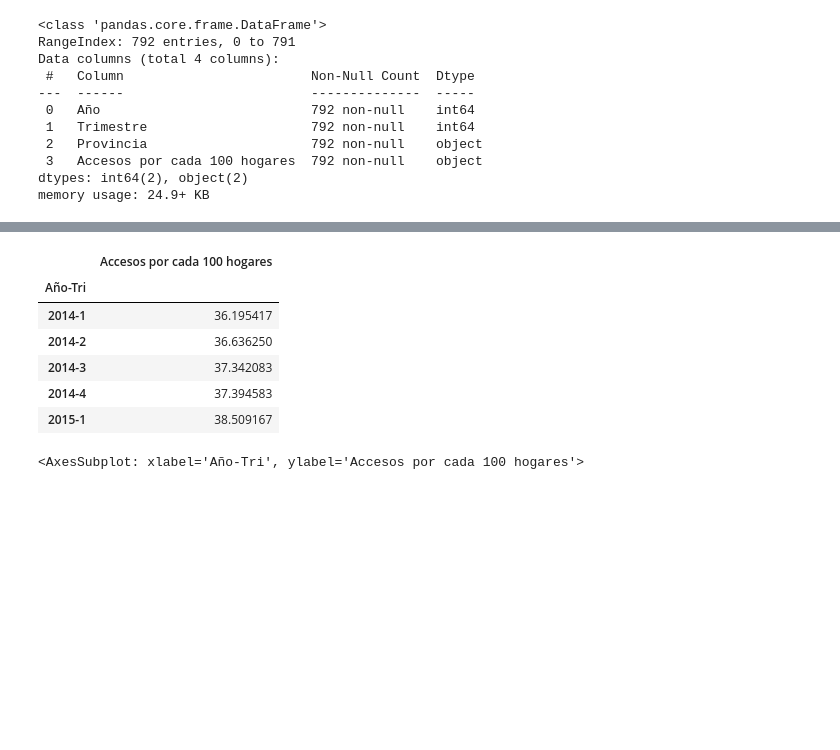
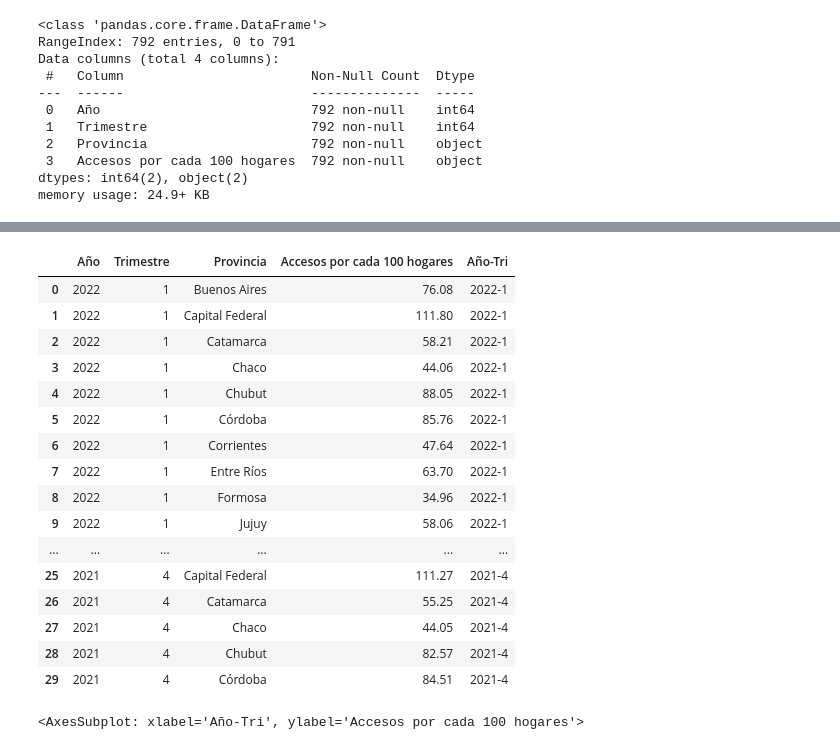
Before and after one commit to hiek9808/Proyecto-Individual-03, a Jupyter notebook: EDA.ipynb, the cells around one changed output, grey strips where cells are left out. Drawn from its saved outputs; the diff is of its cells as text; code cells hidden in the pictures; blank space fills up the shorter version.

```diff
--- a/EDA.ipynb
+++ b/EDA.ipynb
@@ -49,12 +58,23 @@ ip["Año-Tri"] = ip['Año'].astype(str).str.cat(ip['Trimestre'].astype(str), sep
-# %%
-data = ip[["Año-Tri", "Accesos por cada 100 hogares"]].groupby("Año-Tri").mean()
-data.head()
-# %% [output]
-|  | Accesos por cada 100 hogares |
-| Año-Tri |  |
-| 2014-1 | 36.195417 |
-| 2014-2 | 36.636250 |
-| 2014-3 | 37.342083 |
-| 2014-4 | 37.394583 |
-| 2015-1 | 38.509167 |
+# %%
+# para ver los años y trimestres juntamos las columnas
+internet_penetracion["Año-Tri"] = internet_penetracion['Año'].astype(str).str.cat(internet_penetracion['Trimestre'].astype(str), sep='-')
+internet_penetracion.head(30)
+# %% [output]
+|  | Año | Trimestre | Provincia | Accesos por cada 100 hogares | Año-Tri |
+| 0 | 2022 | 1 | Buenos Aires | 76.08 | 2022-1 |
+| 1 | 2022 | 1 | Capital Federal | 111.80 | 2022-1 |
+| 2 | 2022 | 1 | Catamarca | 58.21 | 2022-1 |
+| 3 | 2022 | 1 | Chaco | 44.06 | 2022-1 |
+| 4 | 2022 | 1 | Chubut | 88.05 | 2022-1 |
+| 5 | 2022 | 1 | Córdoba | 85.76 | 2022-1 |
+| 6 | 2022 | 1 | Corrientes | 47.64 | 2022-1 |
+| 7 | 2022 | 1 | Entre Ríos | 63.70 | 2022-1 |
+| 8 | 2022 | 1 | Formosa | 34.96 | 2022-1 |
+| 9 | 2022 | 1 | Jujuy | 58.06 | 2022-1 |
+| ... | ... | ... | ... | ... | ... |
+| 25 | 2021 | 4 | Capital Federal | 111.27 | 2021-4 |
+| 26 | 2021 | 4 | Catamarca | 55.25 | 2021-4 |
+| 27 | 2021 | 4 | Chaco | 44.05 | 2021-4 |
+| 28 | 2021 | 4 | Chubut | 82.57 | 2021-4 |
+| 29 | 2021 | 4 | Córdoba | 84.51 | 2021-4 |
 # %%
```
Also changed, not shown: parts of 16 cells of this notebook, 1 other file.
